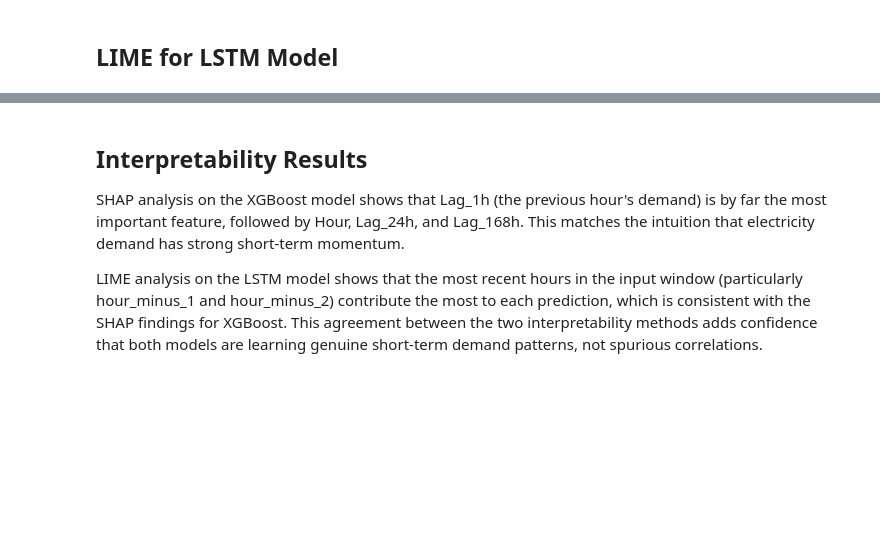
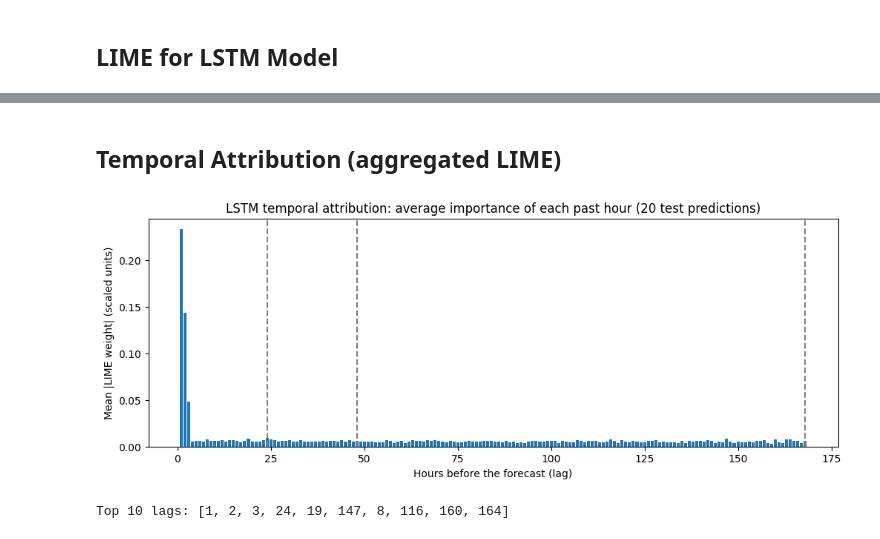
Before and after one commit to Yaqiao-chi-helen/Forecasting-team4, a Jupyter notebook: notebooks/Model_Development_XGBoost_LSTM.ipynb, the cells around one changed output, grey strips where cells are left out. Saved outputs shown, nothing was run; the diff lists cells and outputs as text; code cells hidden in the pictures; blank space fills up the shorter version.

```diff
--- a/notebooks/Model_Development_XGBoost_LSTM.ipynb
+++ b/notebooks/Model_Development_XGBoost_LSTM.ipynb
@@ -712,13 +827,14 @@ exp.as_pyplot_figure()
 # %%
+import matplotlib.pyplot as plt
+
 for i in range(3):
   print(f"--- LSTM Prediction {i+1} ---")
   exp = lime_explainer.explain_instance(
       X_test_flat[i],
-      lambda x: lstm_model.predict(x.reshape(-1, 24, 1)).flatten(),
+      lambda x: lstm_model.predict(x.reshape(-1, window_size, 1), verbose=0).flatten(),
       num_features=10
   )
   exp.as_pyplot_figure()
-  import matplotlib.pyplot as plt
   plt.show()
 # %% [output]
 --- LSTM Prediction 1 ---
@@ -733,6 +846,38 @@ for i in range(3):
-# %% [markdown]
-## Interpretability Results
-
-SHAP analysis on the XGBoost model shows that Lag_1h (the previous hour's demand) is by far the most important feature, followed by Hour, Lag_24h, and Lag_168h. This matches the intuition that electricity demand has strong short-term momentum.
-
-LIME analysis on the LSTM model shows that the most recent hours in the input window (particularly hour_minus_1 and hour_minus_2) contribute the most to each prediction, which is consistent with the SHAP findings for XGBoost. This agreement between the two interpretability methods adds confidence that both models are learning genuine short-term demand patterns, not spurious correlations.
+# %% [markdown]
+## Temporal Attribution (aggregated LIME)
+# %%
+import matplotlib.pyplot as plt
+
+lime_explainer = lime_tabular.LimeTabularExplainer(
+    X_train_flat,
+    mode='regression',
+    feature_names=[f"hour_minus_{window_size-i}" for i in range(window_size)],
+    random_state=42
+)
+predict_fn = lambda x: lstm_model.predict(x.reshape(-1, window_size, 1), verbose=0).flatten()
+
+rng = np.random.default_rng(42)
+sample_idx = rng.choice(len(X_test_flat), 20, replace=False)   # 20 random test predictions
+
+importance = np.zeros(window_size)
+for j in sample_idx:
+    exp = lime_explainer.explain_instance(X_test_flat[j], predict_fn, num_features=window_size)
+    for feat, w in exp.as_map()[1]:
+        importance[feat] += abs(w)
+importance /= len(sample_idx)
+
+lags = window_size - np.arange(window_size)          # column i = hour_minus_(168 - i)
+plt.figure(figsize=(12, 4))
+plt.bar(lags, importance)
+for lag in [24, 48, 168]:
+    plt.axvline(lag, linestyle='--', color='grey')
+plt.xlabel('Hours before the forecast (lag)')
+plt.ylabel('Mean |LIME weight| (scaled units)')
+plt.title('LSTM temporal attribution: average importance of each past hour (20 test predictions)')
+plt.show()
+
+top = np.argsort(importance)[::-1][:10]
+print("Top 10 lags:", [int(lags[k]) for k in top])
+# %% [output]
+[figure, added]
+Top 10 lags: [1, 2, 3, 24, 19, 147, 8, 116, 160, 164]
```
Also changed, not shown: parts of 22 cells of this notebook.
